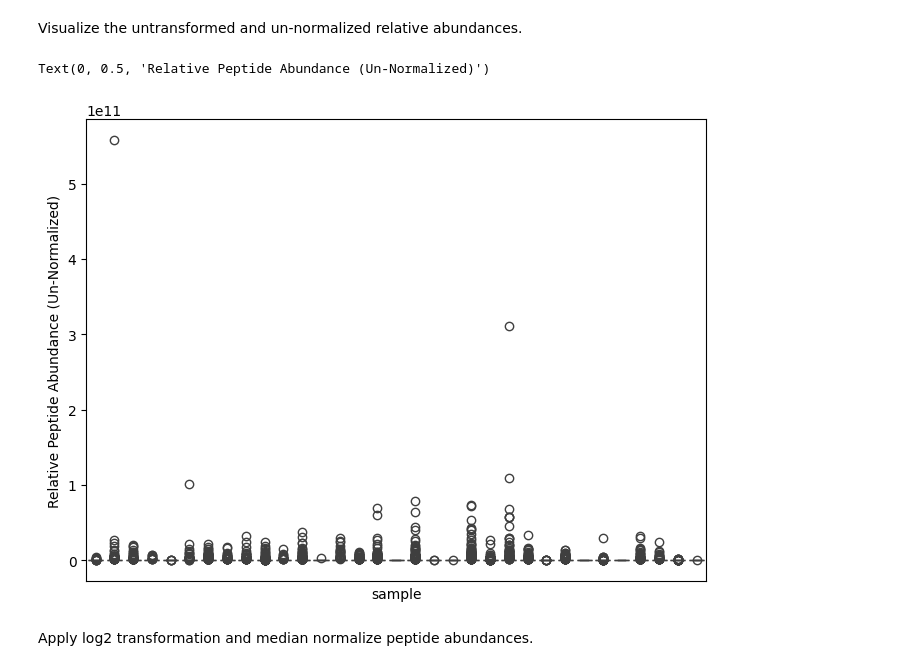
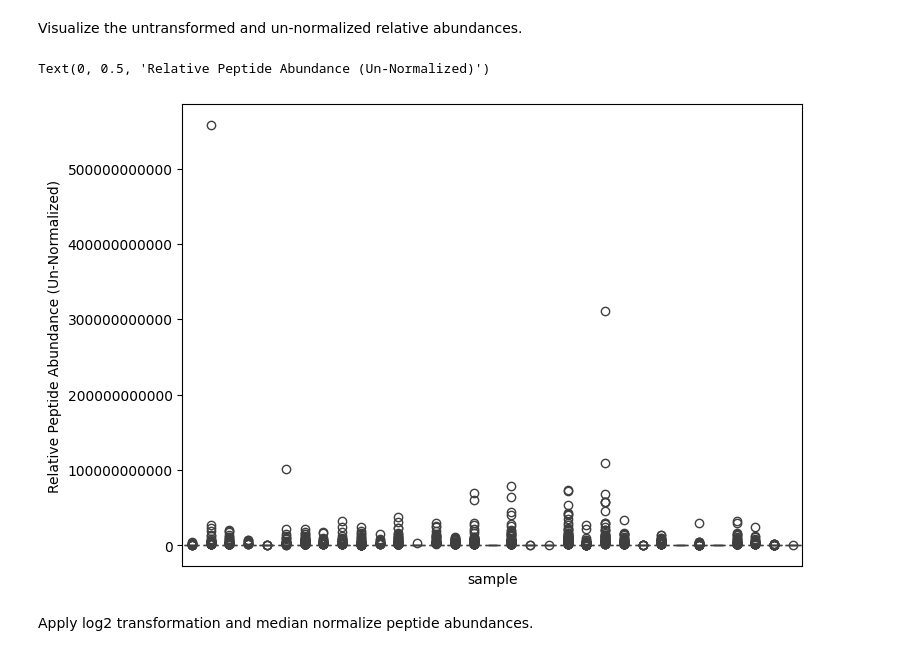
Before and after one commit to microbiomedata/nmdc_notebooks, a Jupyter notebook: proteomic_aggregation/python/proteomic_aggregation.ipynb, the cells around one changed output. Cells and saved outputs as stored; diff of their text form; code cells hidden in the pictures.

```diff
--- a/proteomic_aggregation/python/proteomic_aggregation.ipynb
+++ b/proteomic_aggregation/python/proteomic_aggregation.ipynb
@@ -310,13 +347,14 @@ Visualize the untransformed and un-normalized relative abundances.
 # %%
 #plot untransformed abundance values
 untransformed_abundances_fig, ax = plt.subplots(figsize=(8,6))
 sns.boxplot(x='processed_DO_id',y='StatMomentsArea',data=forward_peptides)
+plt.ticklabel_format(style='plain', axis='y')
 plt.xticks([])
 plt.xlabel('sample')
 plt.ylabel('Relative Peptide Abundance (Un-Normalized)')
 # %% [output]
 Text(0, 0.5, 'Relative Peptide Abundance (Un-Normalized)')
-[figure, old version]
+[figure, new version]
 # %% [markdown]
 Apply log2 transformation and median normalize peptide abundances.
 # %%
```
Also changed, not shown: parts of 4 cells of this notebook, 1 other file.
